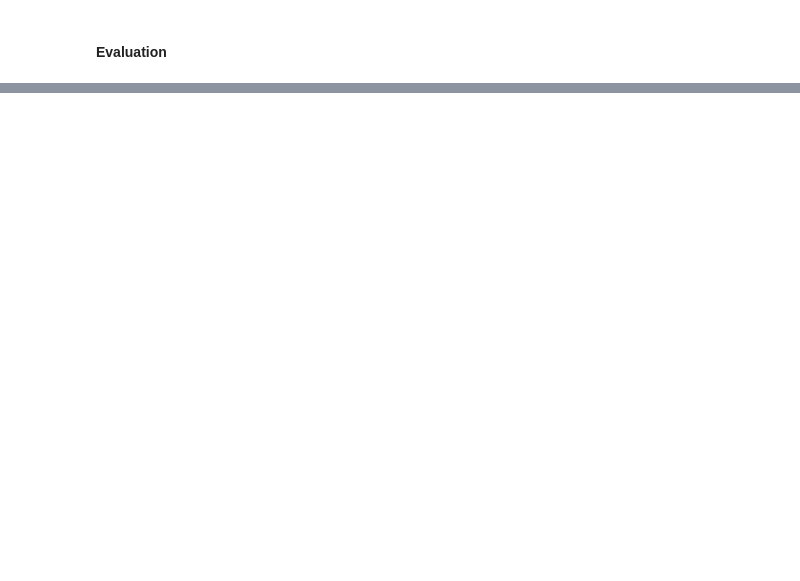
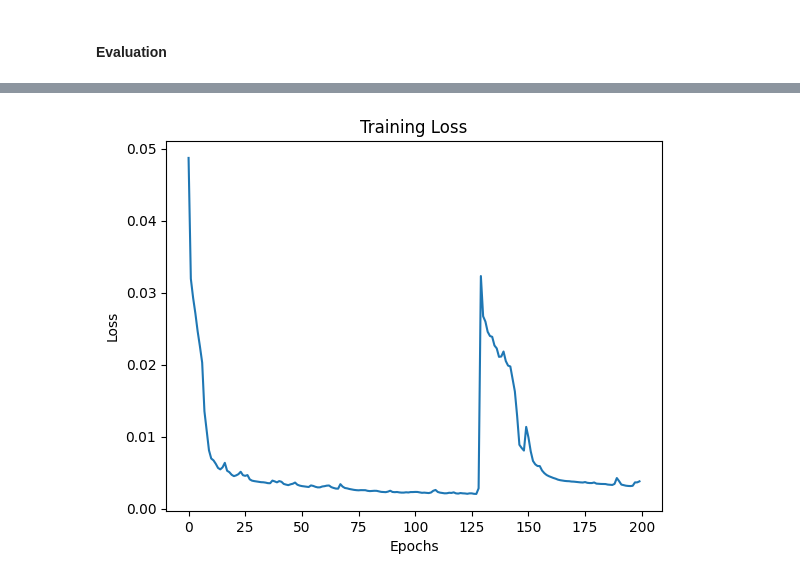
Before and after one commit to yuyanwang03/drop-by-drop, a Jupyter notebook: notebooks/st-gnn.ipynb, the cells around one changed output, grey strips where cells are left out. Drawn from its saved outputs; the diff is of its cells as text; code cells hidden in the pictures; blank space fills up the shorter version.

Commit message:
add lstm notebook

```diff
--- a/notebooks/st-gnn.ipynb
+++ b/notebooks/st-gnn.ipynb
@@ -795,0 +916,3 @@ with torch.no_grad():
+# %%
+data_x = df[["n_meters", "max_temperature", "min_temperature", "precipitation", "pernoctacion"]]
+display(data_x)
@@ -795,0 +934,3 @@ with torch.no_grad():
+# %%
+data_y = df[["accumulated_consumption"]]
+display(data_y)
@@ -795,0 +962,66 @@ with torch.no_grad():
+# %%
+# Generate the sequences of input values - target
+n_past = 365
+n_future = 90 # Number of inputs used to predict the next day
+X, y = generate_sequences(scaled_x_df, scaled_y_df, n_past, n_future)
+
+
+# Convert to PyTorch tensors
+X_tensor = torch.tensor(X, dtype=torch.float32)
+y_tensor = torch.tensor(y, dtype=torch.float32)
+
+# Split into training and testing sets
+X_train, X_test, y_train, y_test = train_test_split(X_tensor, y_tensor, test_size=0.2, random_state=42)
+# %%
+# Model hyperparameters
+input_size = data_x.shape[1]  # Number of features at each time step
+hidden_size = 50  # LSTM hidden state size
+output_size = 1  # Single value for regression
+
+# Instantiate the model
+model = LSTMRegressor(input_size, hidden_size, output_size)
+
+# Loss and optimizer
+criterion = nn.MSELoss()  # Mean squared error for regression
+optimizer = torch.optim.Adam(model.parameters(), lr=0.001)
+
+# Training loop
+epochs = 200
+batch_size = 32
+
+train_loss_history = []
+
+for epoch in range(epochs):
+    model.train()
+    permutation = torch.randperm(X_train.size(0))  # Shuffle the training data
+    epoch_loss = 0
+    for i in range(0, X_train.size(0), batch_size):
+        # Get the batch
+        indices = permutation[i:i+batch_size]
+        batch_x, batch_y = X_train[indices], y_train[indices]
+
+        # Zero the gradients
+        optimizer.zero_grad()
+
+        # Forward pass
+        outputs = model(batch_x).squeeze()
+        loss = criterion(outputs, batch_y)
+
+        # Backward pass and optimization
+        loss.backward()
+        optimizer.step()
+
+        epoch_loss += loss.item()
+
+    avg_epoch_loss = epoch_loss / (X_train.size(0) // batch_size)
+    train_loss_history.append(avg_epoch_loss)
+
+    print(f"Epoch [{epoch+1}/{epochs}], Loss: {avg_epoch_loss:.4f}")
+
+# Plot training loss
+plt.plot(train_loss_history)
+plt.title('Training Loss')
+plt.xlabel('Epochs')
+plt.ylabel('Loss')
+plt.show()
+# %% [output]
@@ -795,0 +1045 @@ with torch.no_grad():
+[figure, added]
```
Also changed, not shown: parts of 20 cells of this notebook.
